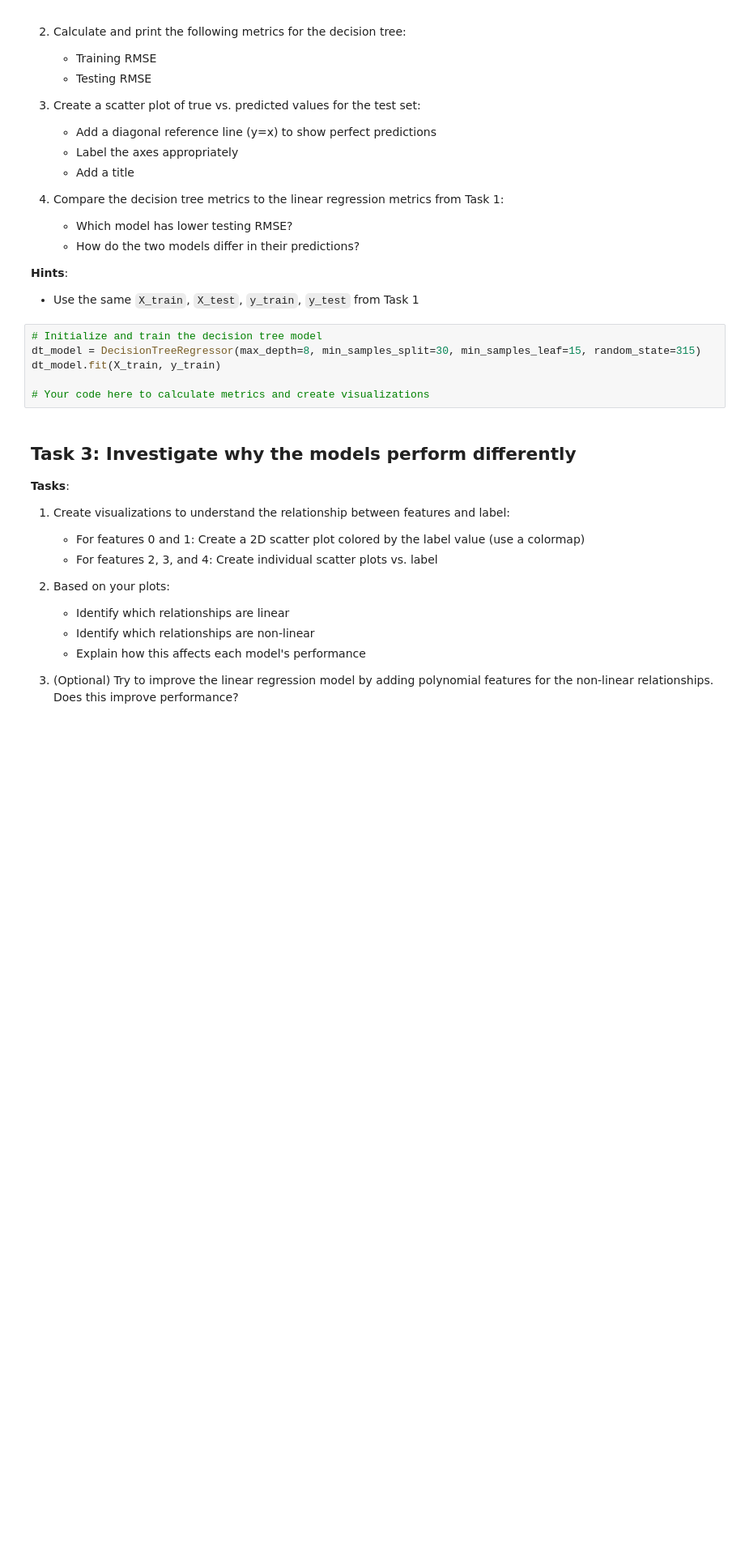
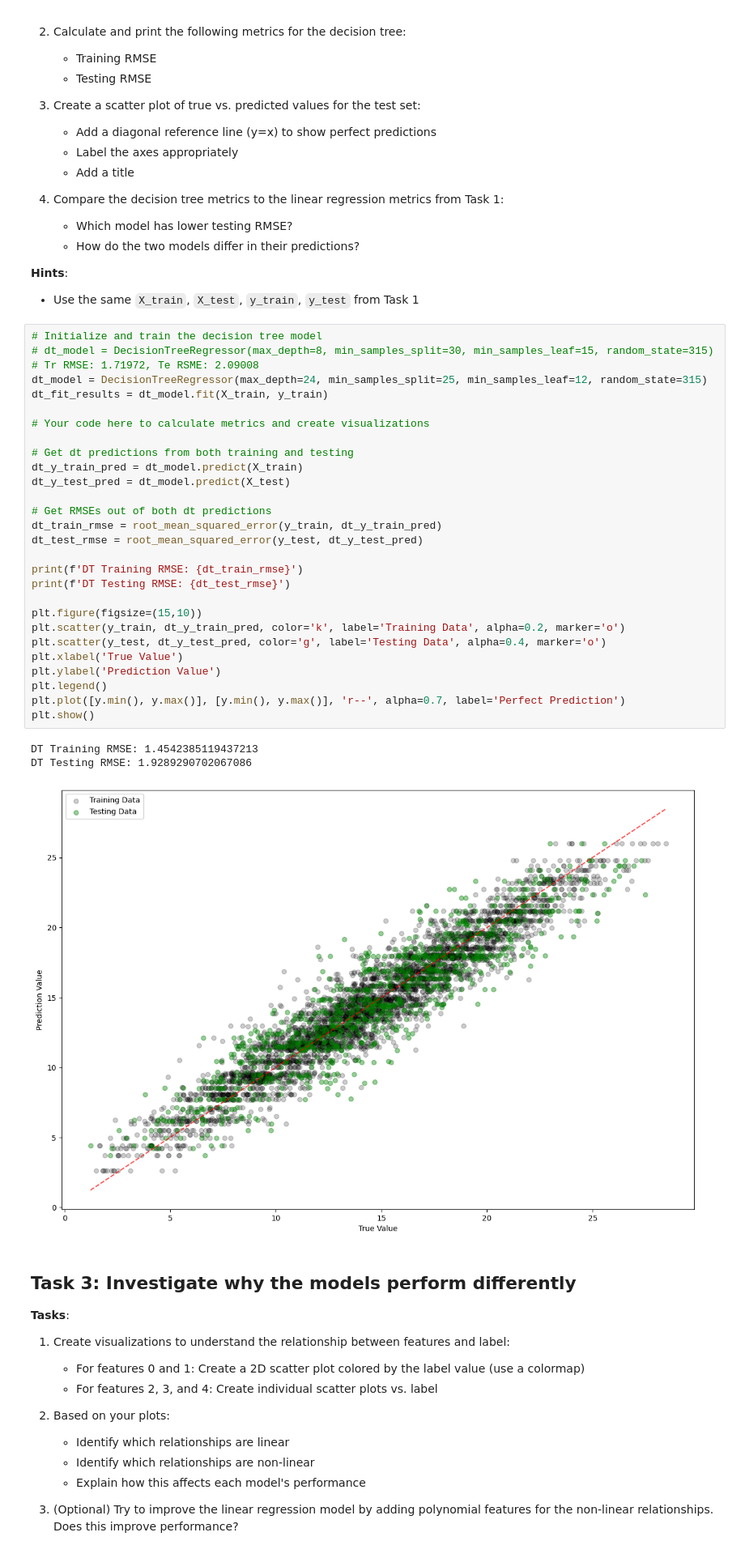
Before and after one commit to rudedude693/FSA_devops, a Jupyter notebook: notebooks/unit3/lesson_19/Lesson_19_activity.ipynb, the cells around one changed output. Shown at 81% size. Cells and saved outputs as stored; diff of their text form; blank space fills up the shorter version.

```diff
--- a/notebooks/unit3/lesson_19/Lesson_19_activity.ipynb
+++ b/notebooks/unit3/lesson_19/Lesson_19_activity.ipynb
@@ -84,10 +130,35 @@ df.head()
 - Use the same `X_train`, `X_test`, `y_train`, `y_test` from Task 1
 # %%
 # Initialize and train the decision tree model
-dt_model = DecisionTreeRegressor(max_depth=8, min_samples_split=30, min_samples_leaf=15, random_state=315)
-dt_model.fit(X_train, y_train)
+# dt_model = DecisionTreeRegressor(max_depth=8, min_samples_split=30, min_samples_leaf=15, random_state=315) # Tr RMSE: 1.71972, Te RSME: 2.09008
+dt_model = DecisionTreeRegressor(max_depth=24, min_samples_split=25, min_samples_leaf=12, random_state=315)
+dt_fit_results = dt_model.fit(X_train, y_train)
 
 # Your code here to calculate metrics and create visualizations
+
+# Get dt predictions from both training and testing
+dt_y_train_pred = dt_model.predict(X_train)
+dt_y_test_pred = dt_model.predict(X_test)
+
+# Get RMSEs out of both dt predictions
+dt_train_rmse = root_mean_squared_error(y_train, dt_y_train_pred)
+dt_test_rmse = root_mean_squared_error(y_test, dt_y_test_pred)
+
+print(f'DT Training RMSE: {dt_train_rmse}')
+print(f'DT Testing RMSE: {dt_test_rmse}')
+
+plt.figure(figsize=(15,10))
+plt.scatter(y_train, dt_y_train_pred, color='k', label='Training Data', alpha=0.2, marker='o')
+plt.scatter(y_test, dt_y_test_pred, color='g', label='Testing Data', alpha=0.4, marker='o')
+plt.xlabel('True Value')
+plt.ylabel('Prediction Value')
+plt.legend()
+plt.plot([y.min(), y.max()], [y.min(), y.max()], 'r--', alpha=0.7, label='Perfect Prediction')
+plt.show()
+# %% [output]
+DT Training RMSE: 1.4542385119437213
+DT Testing RMSE: 1.9289290702067086
+[figure, added]
 # %% [markdown]
 ## Task 3: Investigate why the models perform differently
 
```
Also changed, not shown: parts of 4 cells of this notebook, 1 other file.
